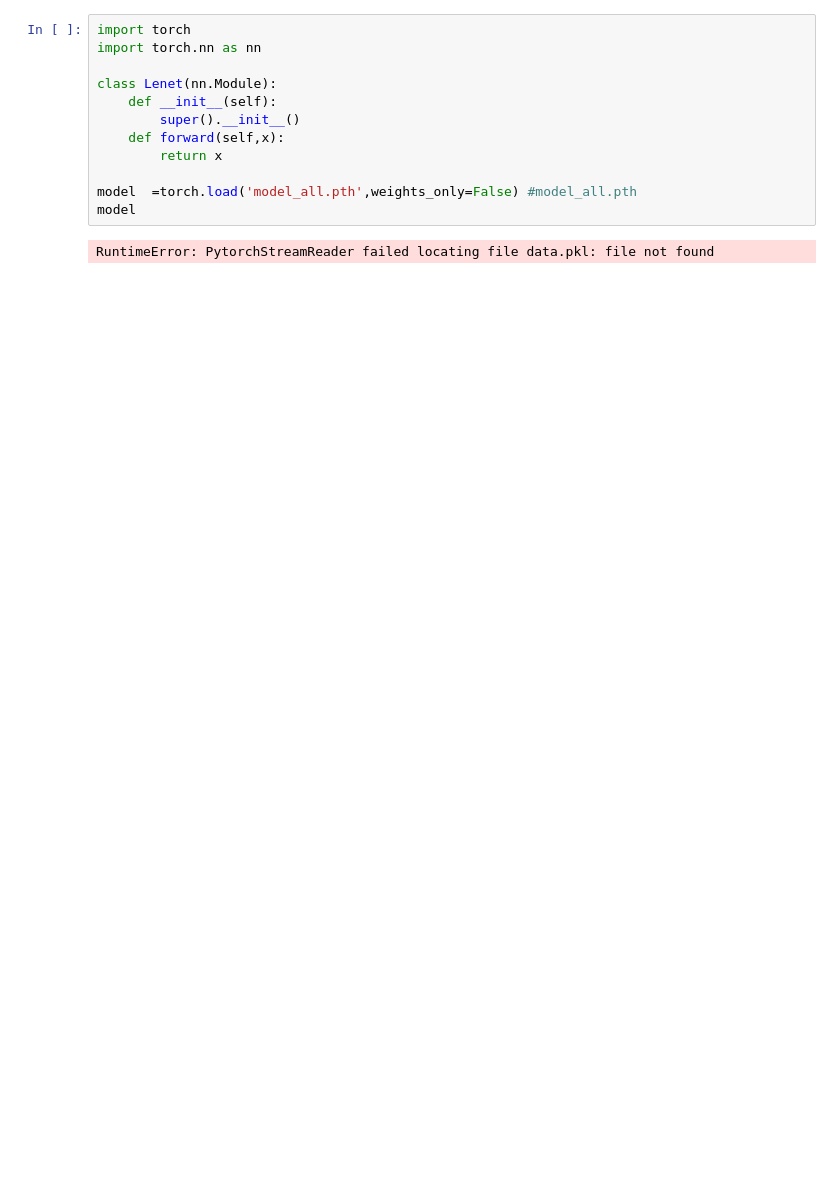
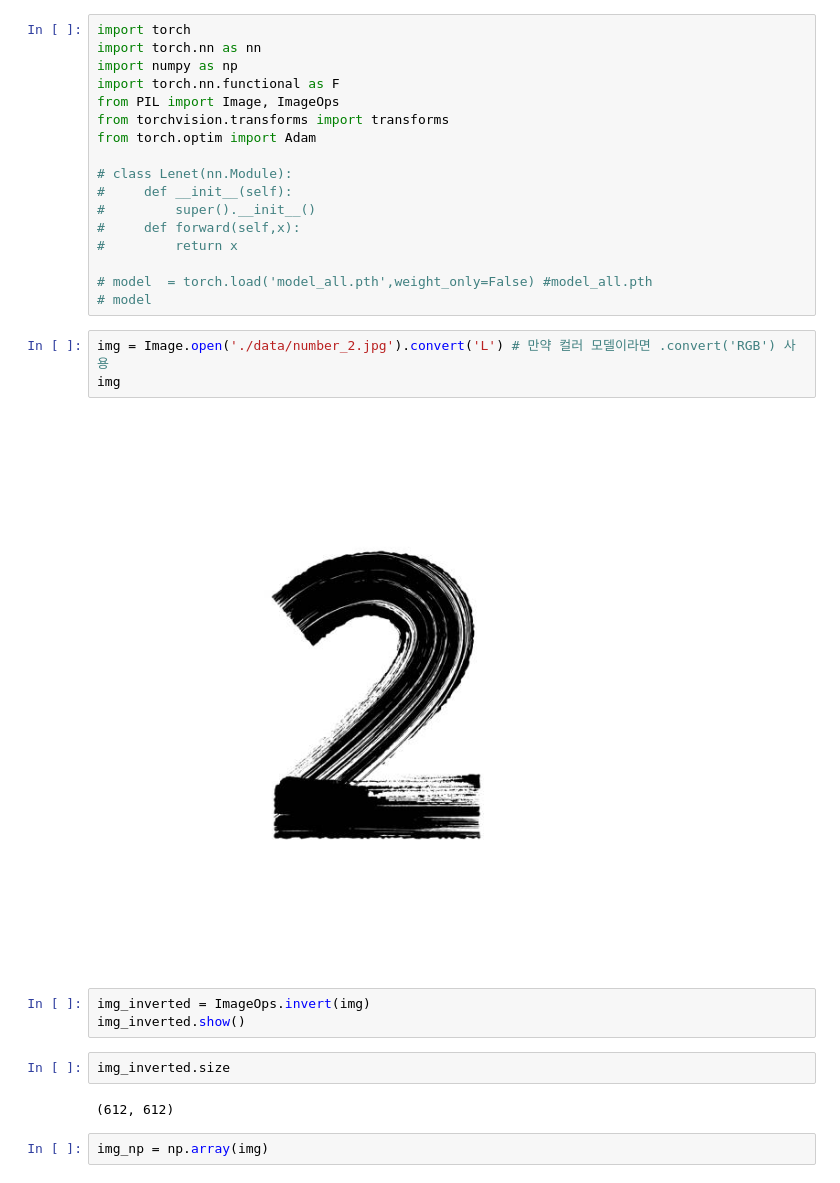
Before and after one commit to ejm102338-maker/prj_deep, a Jupyter notebook: wd_modelload.ipynb, the cells around one changed output. Cells and saved outputs as stored; diff of their text form; blank space fills up the shorter version.

```diff
--- a/wd_modelload.ipynb
+++ b/wd_modelload.ipynb
@@ -1,14 +1,31 @@
 # %%
 import torch
 import torch.nn as nn
+import numpy as np
+import torch.nn.functional as F
+from PIL import Image, ImageOps
+from torchvision.transforms import transforms
+from torch.optim import Adam
 
-class Lenet(nn.Module):
-    def __init__(self):
-        super().__init__()
-    def forward(self,x):
-        return x
+# class Lenet(nn.Module):
+#     def __init__(self):
+#         super().__init__()
+#     def forward(self,x):
+#         return x
 
-model  =torch.load('model_all.pth',weights_only=False) #model_all.pth
-model
+# model  = torch.load('model_all.pth',weight_only=False) #model_all.pth
+# model
-# %% [output]
-RuntimeError: PytorchStreamReader failed locating file data.pkl: file not found
+# %%
+img = Image.open('./data/number_2.jpg').convert('L') # 만약 컬러 모델이라면 .convert('RGB') 사용
+img
+# %% [output]
+[figure, added]
+# %%
+img_inverted = ImageOps.invert(img)
+img_inverted.show()
+# %%
+img_inverted.size
+# %% [output]
+(612, 612)
+# %%
+img_np = np.array(img)
```
Also changed, not shown: parts of 10 cells of this notebook, 9 other files.
